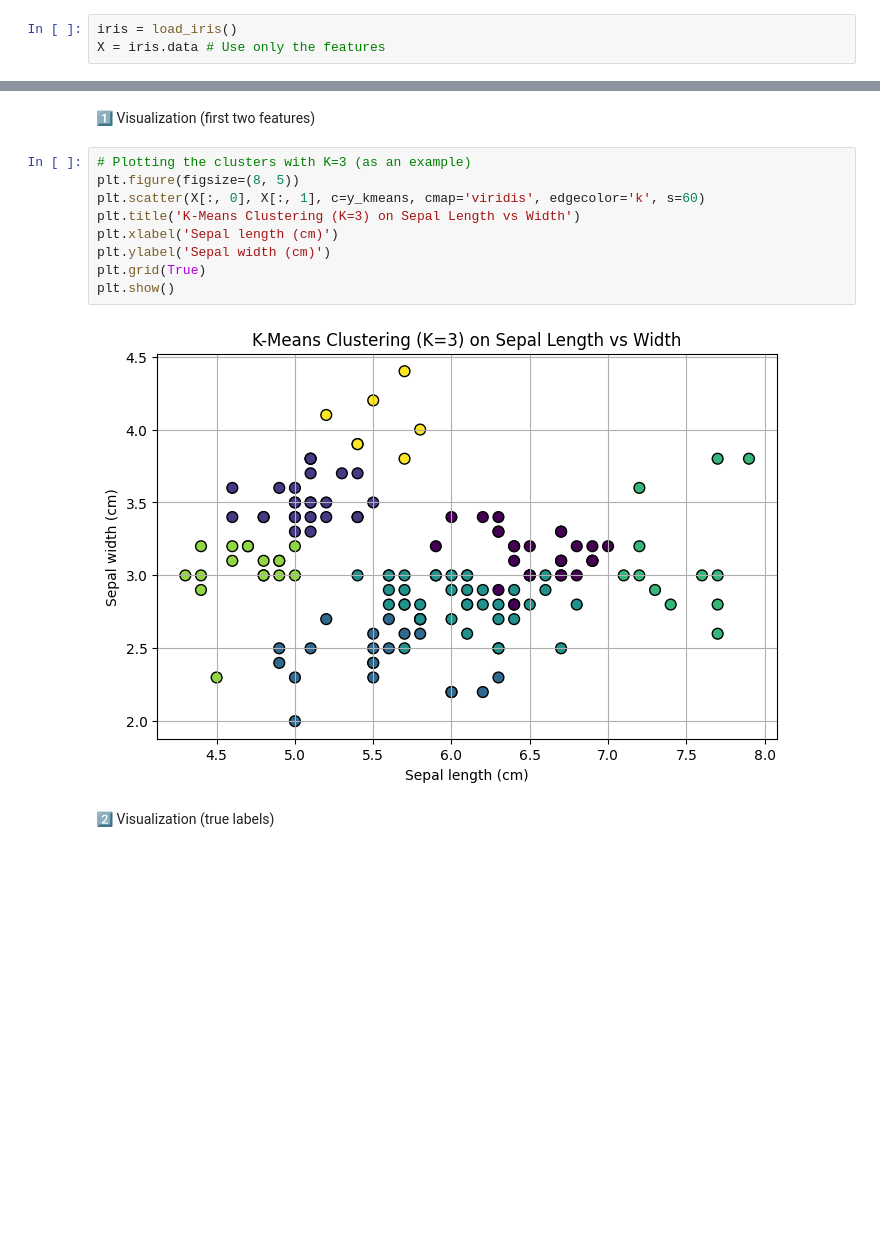
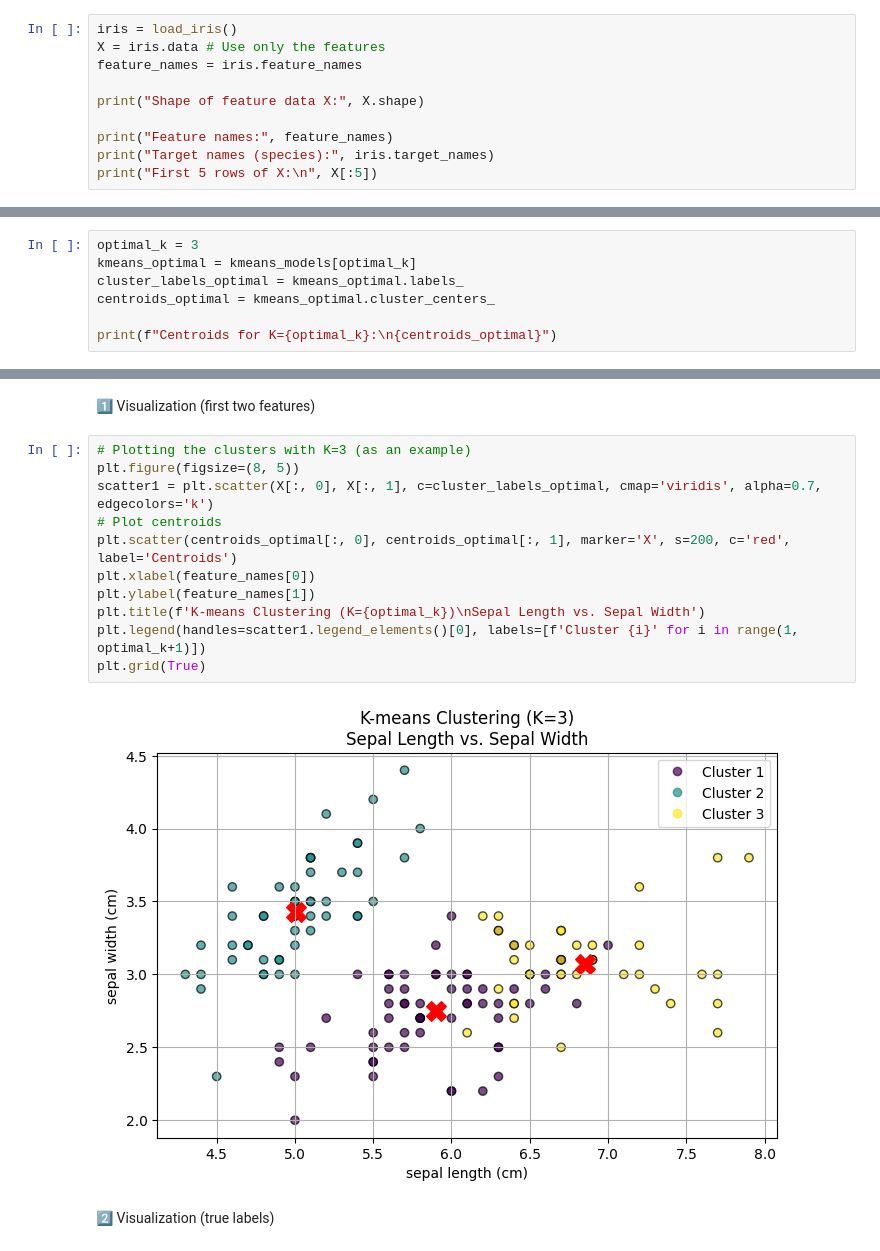
Before and after one commit to Santhosh4888/FML-Course-problems, a Jupyter notebook: K_Means_Clusturing_on_IRIS_Dataset/Problem_set_6_1.ipynb, the cells around one changed output, grey strips where cells are left out. Drawn from its saved outputs; the diff is of its cells as text; blank space fills up the shorter version.

```diff
--- a/K_Means_Clusturing_on_IRIS_Dataset/Problem_set_6_1.ipynb
+++ b/K_Means_Clusturing_on_IRIS_Dataset/Problem_set_6_1.ipynb
@@ -11,3 +11,10 @@ Loading Iris Data
 # %%
 iris = load_iris()
 X = iris.data # Use only the features
+feature_names = iris.feature_names
+
+print("Shape of feature data X:", X.shape)
+
+print("Feature names:", feature_names)
+print("Target names (species):", iris.target_names)
+print("First 5 rows of X:\n", X[:5])
@@ -41,0 +77,7 @@ y_kmeans = kmeans.fit_predict(X_scaled)
+# %%
+optimal_k = 3
+kmeans_optimal = kmeans_models[optimal_k]
+cluster_labels_optimal = kmeans_optimal.labels_
+centroids_optimal = kmeans_optimal.cluster_centers_
+
+print(f"Centroids for K={optimal_k}:\n{centroids_optimal}")
@@ -44,14 +91,16 @@ y_kmeans = kmeans.fit_predict(X_scaled)
 # %%
 # Plotting the clusters with K=3 (as an example)
 plt.figure(figsize=(8, 5))
-plt.scatter(X[:, 0], X[:, 1], c=y_kmeans, cmap='viridis', edgecolor='k', s=60)
-plt.title('K-Means Clustering (K=3) on Sepal Length vs Width')
-plt.xlabel('Sepal length (cm)')
-plt.ylabel('Sepal width (cm)')
+scatter1 = plt.scatter(X[:, 0], X[:, 1], c=cluster_labels_optimal, cmap='viridis', alpha=0.7, edgecolors='k')
+# Plot centroids
+plt.scatter(centroids_optimal[:, 0], centroids_optimal[:, 1], marker='X', s=200, c='red', label='Centroids')
+plt.xlabel(feature_names[0])
+plt.ylabel(feature_names[1])
+plt.title(f'K-means Clustering (K={optimal_k})\nSepal Length vs. Sepal Width')
+plt.legend(handles=scatter1.legend_elements()[0], labels=[f'Cluster {i}' for i in range(1, optimal_k+1)])
 plt.grid(True)
-plt.show()
 # %% [output]
-[figure, old version]
+[figure, new version]
 # %% [markdown]
  2️⃣ Visualization (true labels)
 # %%
```
Also changed, not shown: parts of 12 cells of this notebook, 3 other files.
